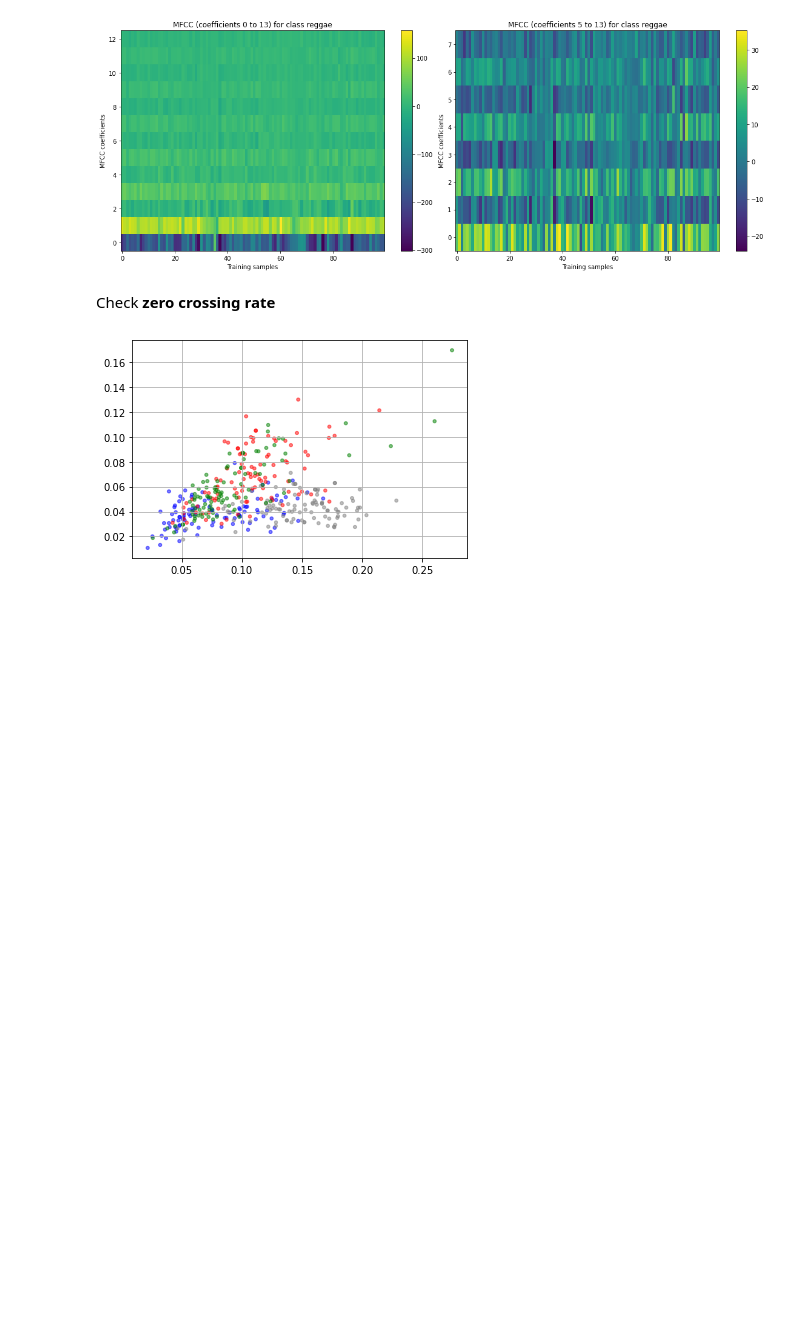
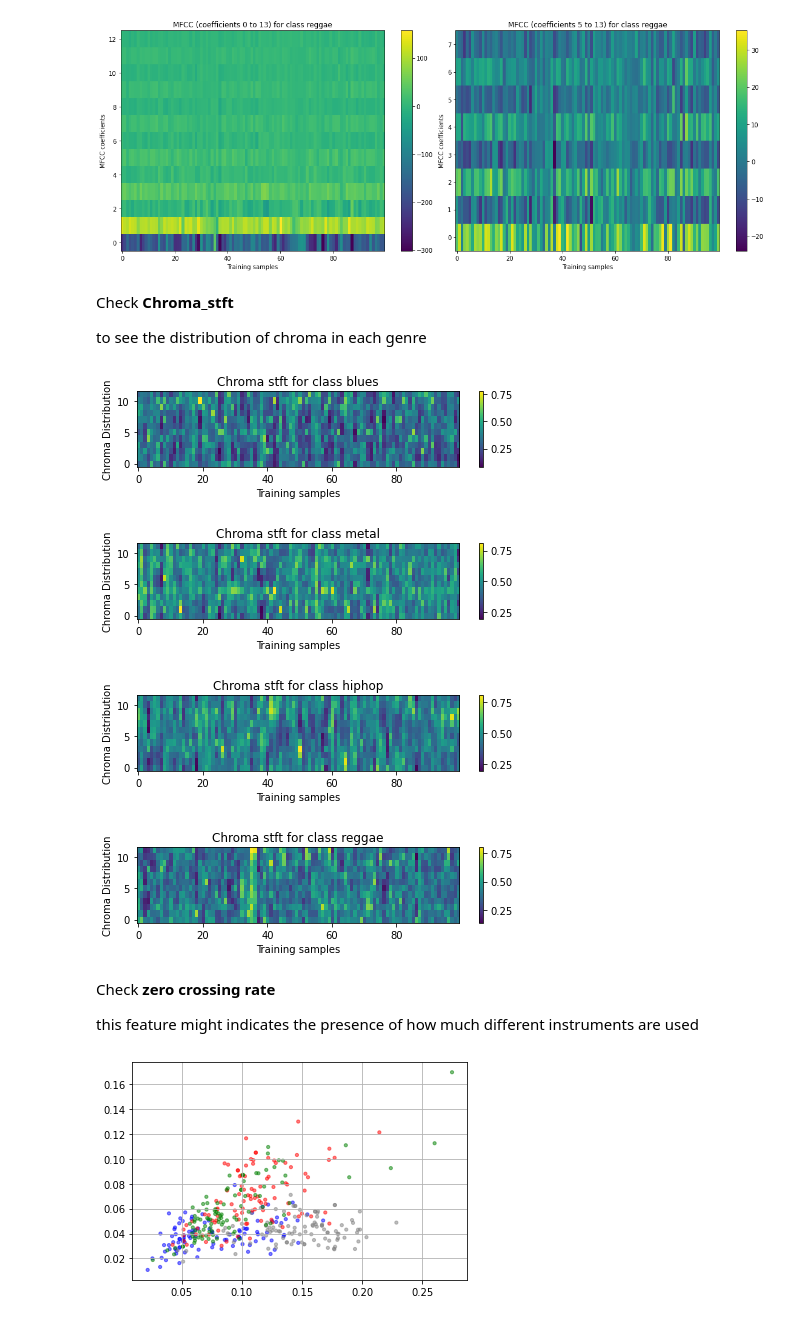
Before and after one commit to yilin10/MusicalGenreClassification, a Jupyter notebook: Assignment1.ipynb, the cells around one changed output. Drawn from its saved outputs; the diff is of its cells as text; code cells hidden in the pictures; blank space fills up the shorter version.

```diff
--- a/Assignment1.ipynb
+++ b/Assignment1.ipynb
@@ -243,7 +243,7 @@ chroma_value = np.zeros((400, 12))
 cent_value = np.zeros((400, 2))
 zcr_value = np.zeros((400,2))
 stmp_value = np.zeros((400,1))
-#rms_value = np.zeros((400,2))
+rms_value = np.zeros((400,2))
 
 columns =[]
 for each_file, index in zip(genre_data['Path'],tqdm(range(0,400))):
@@ -275,8 +275,8 @@ for each_file, index in zip(genre_data['Path'],tqdm(range(0,400))):
     stmp_value[index,:] = round(features_tempo[0])
 
     # rms
-    #features_rms = librosa.feature.rms(y=y)
-    #rms_value[index,:] = (np.mean(features_rms),np.std(features_rms))
+    features_rms = librosa.feature.rms(y=y)
+    rms_value[index,:] = (np.mean(features_rms),np.std(features_rms))
 
 
 # feature_table is the df of mfcc_value
@@ -288,7 +288,7 @@ features_value = pd.concat([features_value, pd.DataFrame(chroma_value)], axis=1)
 features_value = pd.concat([features_value, pd.DataFrame(cent_value)], axis=1)
 features_value = pd.concat([features_value, pd.DataFrame(zcr_value)], axis=1)
 features_value = pd.concat([features_value, pd.DataFrame(stmp_value)], axis=1)
-#features_value = pd.concat([features_value, pd.DataFrame(rms_value)], axis=1)
+features_value = pd.concat([features_value, pd.DataFrame(rms_value)], axis=1)
 
 # update the features_value dataframe column name to mfcc1 to mfcc13, chroma 1 to 12
 col_name = []
@@ -302,8 +302,8 @@ for index in range(0,2):
     col_name.append('zcr'+str(index+1))
 for index in range(0,1):
     col_name.append('tempo'+str(index+1))
-#for index in range(0,2):
-    #col_name.append('rms'+str(index+1))
+for index in range(0,2):
+    col_name.append('rms'+str(index+1))
 
 features_value.columns = col_name
 # save to .csv
@@ -361,8 +363,32 @@ for each,i in zip(genre_analysis_list,range(0,4)):
 [figure]
 [figure]
 [figure]
-# %% [markdown]
-Check **zero crossing rate**
+# %% [markdown]
+Check **Chroma_stft**
+
+to see the distribution of chroma in each genre
+# %%
+chroma_dict = {"blues": [], "metal": [], "hiphop": [], "reggae": []}
+for each,i in zip(genre_analysis_list,range(0,4)):
+    chroma_vi =  chroma_value[100 * i: 100 * (i+1)].T
+    figure = plt.figure(figsize=(12, 2))
+    plt.subplot(1,2,1)
+    #plt.imshow(mfcc_vi, origin='lower', aspect='auto')
+    plt.imshow(chroma_vi, origin='lower', aspect='auto')
+    plt.xlabel('Training samples')
+    plt.ylabel('Chroma Distribution')
+    plt.title('Chroma stft for class {}'.format(each))
+    plt.colorbar()
+    plt.tight_layout()
+# %% [output]
+[figure, added]
+[figure, added]
+[figure, added]
+[figure, added]
+# %% [markdown]
+Check **zero crossing rate**
+
+this feature might indicates the presence of how much different instruments are used
 # %%
 x = features_value['zcr1']
 y = features_value['zcr2']
```
Also changed, not shown: parts of 10 cells of this notebook.
